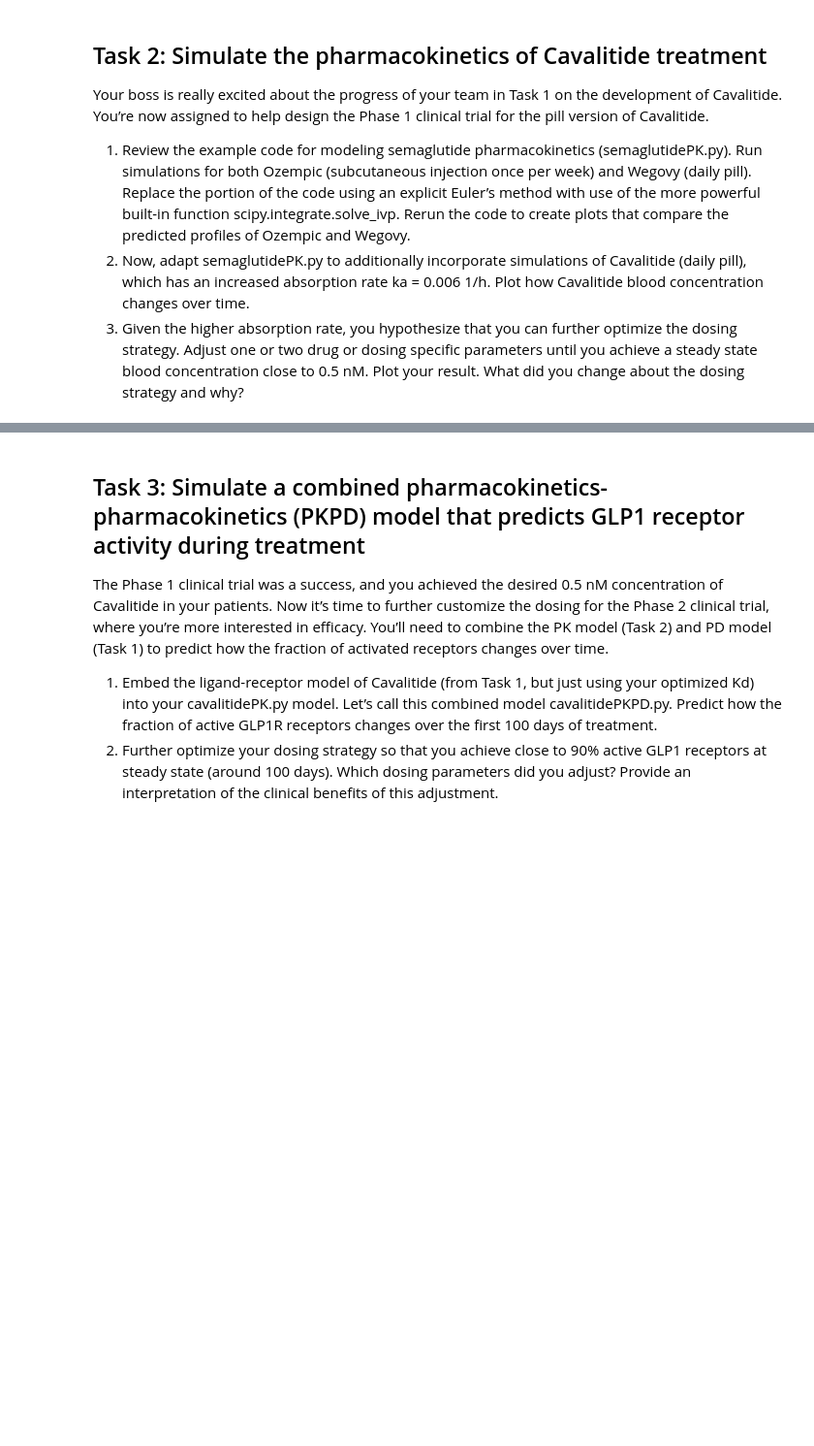
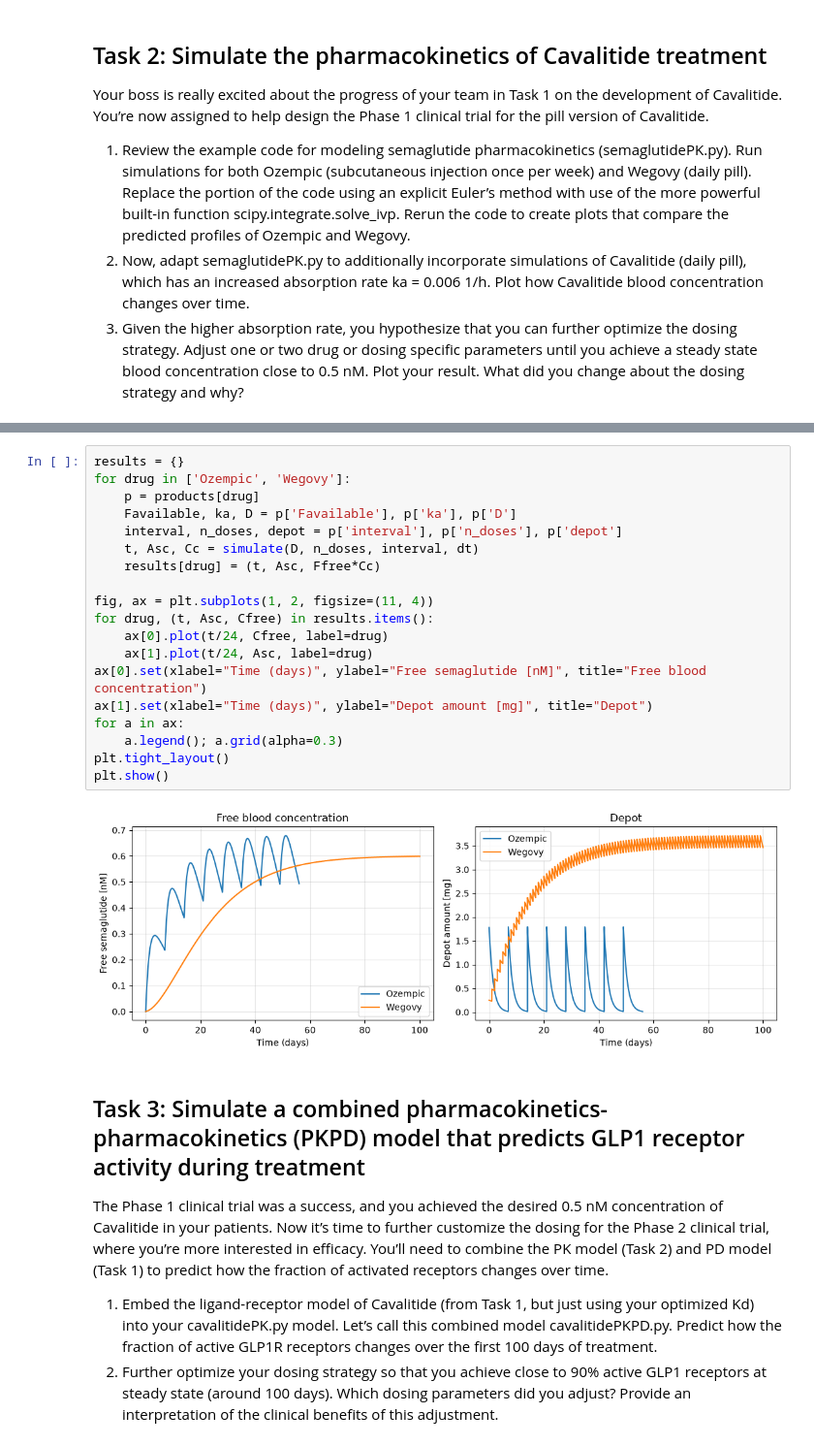
Before and after one commit to KartikeyaV/BME-2315-Module-3, a Jupyter notebook: Module3_Project_Template.ipynb, the cells around one changed output, grey strips where cells are left out. Shown at 97% size. Cells and saved outputs as stored; diff of their text form; blank space fills up the shorter version.

```diff
--- a/Module3_Project_Template.ipynb
+++ b/Module3_Project_Template.ipynb
@@ -45,3 +265,24 @@ Your boss is really excited about the progress of your team in Task 1 on the dev
+# %%
+results = {}
+for drug in ['Ozempic', 'Wegovy']:
+    p = products[drug]
+    Favailable, ka, D = p['Favailable'], p['ka'], p['D']
+    interval, n_doses, depot = p['interval'], p['n_doses'], p['depot']
+    t, Asc, Cc = simulate(D, n_doses, interval, dt)
+    results[drug] = (t, Asc, Ffree*Cc)
+
+fig, ax = plt.subplots(1, 2, figsize=(11, 4))
+for drug, (t, Asc, Cfree) in results.items():
+    ax[0].plot(t/24, Cfree, label=drug)
+    ax[1].plot(t/24, Asc, label=drug)
+ax[0].set(xlabel="Time (days)", ylabel="Free semaglutide [nM]", title="Free blood concentration")
+ax[1].set(xlabel="Time (days)", ylabel="Depot amount [mg]", title="Depot")
+for a in ax:
+    a.legend(); a.grid(alpha=0.3)
+plt.tight_layout()
+plt.show()
+# %% [output]
+[figure, added]
 # %% [markdown]
 ## Task 3: Simulate a combined pharmacokinetics-pharmacokinetics (PKPD) model that predicts GLP1 receptor activity during treatment
 
```
Also changed, not shown: parts of 2 cells of this notebook, 1 other file.
